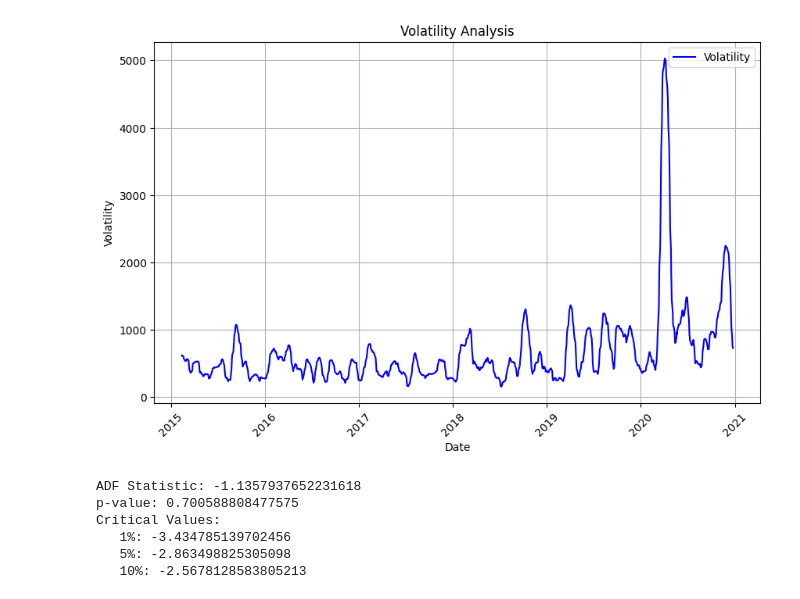
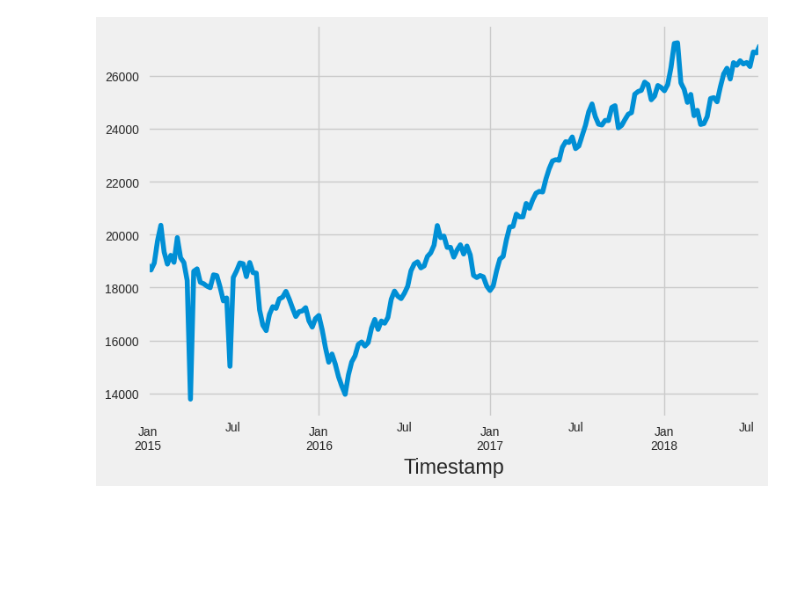
Before and after one commit to dafahan/Forecasting-Stock-Prices, a Jupyter notebook: stockprices1_arima.ipynb, the cells around one changed output. Saved outputs shown, nothing was run; the diff lists cells and outputs as text; code cells hidden in the pictures; blank space fills up the shorter version.

```diff
--- a/stockprices1_arima.ipynb
+++ b/stockprices1_arima.ipynb
@@ -110,5 +39,0 @@ plt.show()
-# %%
-# Daily returns
-df['Daily_Return'] = df['Close Price'].pct_change() * 100
-print(" Daily returns:")
-print(df['Daily_Return'].head())
@@ -177,14 +39,0 @@ plt.show()
-# %%
-# Plotting moving average``
-window = 50  # Moving average window size
-df['Moving_Average'] = df['Close Price'].rolling(window=window).mean()
-plt.figure(figsize=(10, 6))
-plt.plot(df.index, df['Close Price'], label='Original', color='blue')
-plt.plot(df.index, df['Moving_Average'], label=f'Moving Average ({window} days)', color='red')
-plt.title('Closing Price and Moving Average')
-plt.xlabel('Date')
-plt.ylabel('Closing Price')
-plt.xticks(rotation=45)
-plt.legend()
-plt.grid(True)
-plt.show()
@@ -193,13 +39,0 @@ plt.show()
-# %%
-# Exponential moving average``
-df['Exponential_Moving_Average'] = df['Close Price'].ewm(span=window, adjust=False).mean()
-plt.figure(figsize=(10, 6))
-plt.plot(df.index, df['Close Price'], label='Original', color='blue')
-plt.plot(df.index, df['Exponential_Moving_Average'], label=f'Exponential Moving Average ({window} days)', color='green')
-plt.title(' Closing Price and Exponential Moving Average')
-plt.xlabel('Date')
-plt.ylabel('Closing Price')
-plt.xticks(rotation=45)
-plt.legend()
-plt.grid(True)
-plt.show()
@@ -322,30 +40,14 @@ plt.show()
-# %%
-# 6.3 : Calculate and plot volatility (e.g., rolling standard deviation)
-window = 30  # Define the window size
-volatility = df['Close Price'].rolling(window=window).std()
-plt.figure(figsize=(10, 6))
-plt.plot(df.index, volatility, label='Volatility', color='blue')
-plt.title('Volatility Analysis')
-plt.xlabel('Date')
-plt.ylabel('Volatility')
-plt.xticks(rotation=45)
-plt.legend()
-plt.grid(True)
-plt.show()
-# %% [output]
-[figure, removed]
-# %%
-# 6.4 : Augmented Dickey-Fuller (ADF) Test
-result = adfuller(df['Close Price'])
-print('ADF Statistic:', result[0])
-print('p-value:', result[1])
-print('Critical Values:')
-for key, value in result[4].items():
-    print(f'   {key}: {value}')
-# %% [output]
-ADF Statistic: -1.1357937652231618
-p-value: 0.700588808477575
-Critical Values:
-   1%: -3.434785139702456
-   5%: -2.863498825305098
-   10%: -2.5678128583805213
+# %%
+n = int(len(df) * 0.6)
+m = int(len(df) * 0.8)
+
+Close=df['Close Price'].values
+df_train, train_close = df.head(n), Close[:n]
+df_validation, val_close = df[n:m], Close[n:m]
+df_test, test_close = df[:m], Close[m:]
+# %%
+# visual training data
+df_train['Close Price'].plot()
+plt.show()
+# %% [output]
+[figure, added]
```
Also changed, not shown: parts of 30 cells of this notebook, 1 other file.
